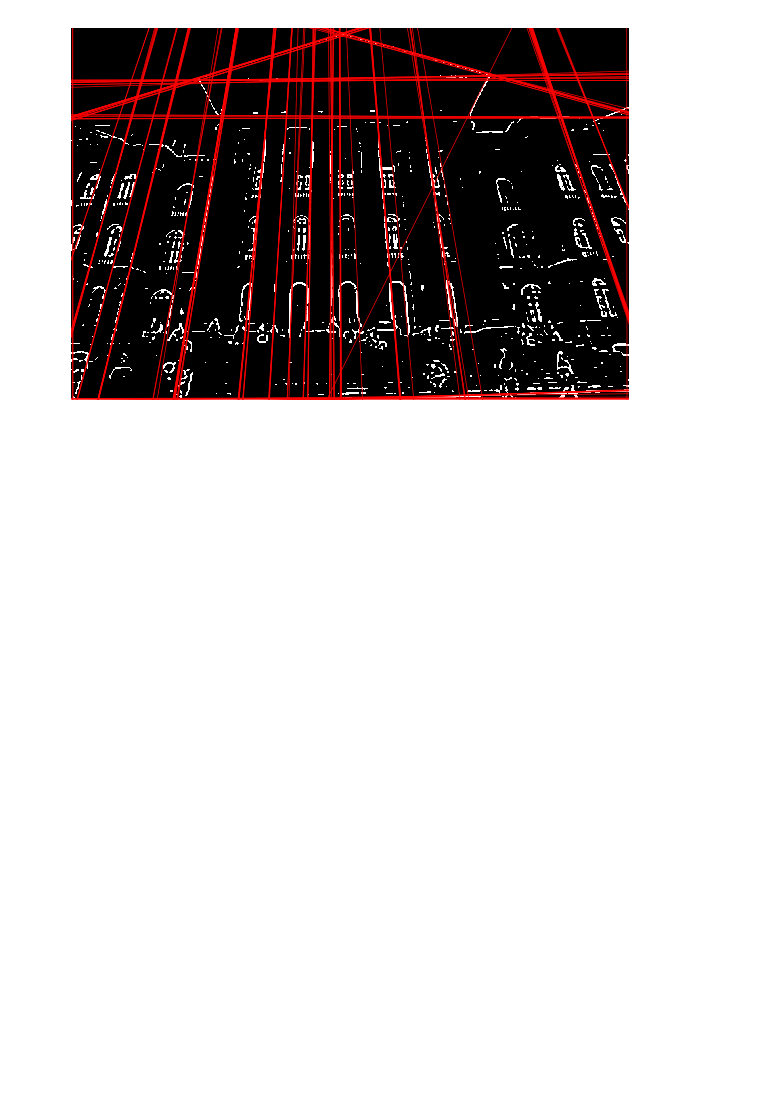
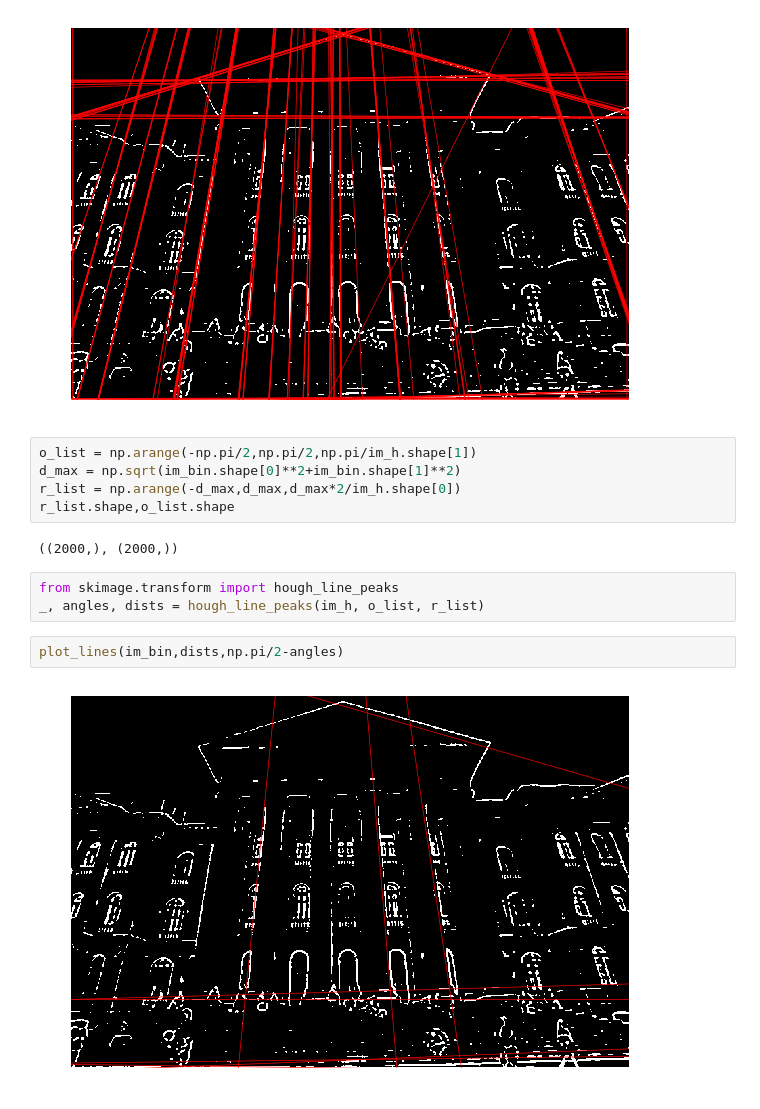
Before and after one commit to cordeirolibel/hough, a Jupyter notebook: Test.ipynb, the cells around one changed output. Cells and saved outputs as stored; diff of their text form; blank space fills up the shorter version.

```diff
--- a/Test.ipynb
+++ b/Test.ipynb
@@ -126,3 +122,17 @@ plot_lines(im_bin,dists,np.pi/2-angles)
 # %% [output]
 [figure]
 [figure]
+# %%
+o_list = np.arange(-np.pi/2,np.pi/2,np.pi/im_h.shape[1])
+d_max = np.sqrt(im_bin.shape[0]**2+im_bin.shape[1]**2)
+r_list = np.arange(-d_max,d_max,d_max*2/im_h.shape[0])
+r_list.shape,o_list.shape
+# %% [output]
+((2000,), (2000,))
+# %%
+from skimage.transform import hough_line_peaks
+_, angles, dists = hough_line_peaks(im_h, o_list, r_list)
+# %%
+plot_lines(im_bin,dists,np.pi/2-angles)
+# %% [output]
+[figure, added]
```
Also changed, not shown: parts of 5 cells of this notebook, 4 other files.
